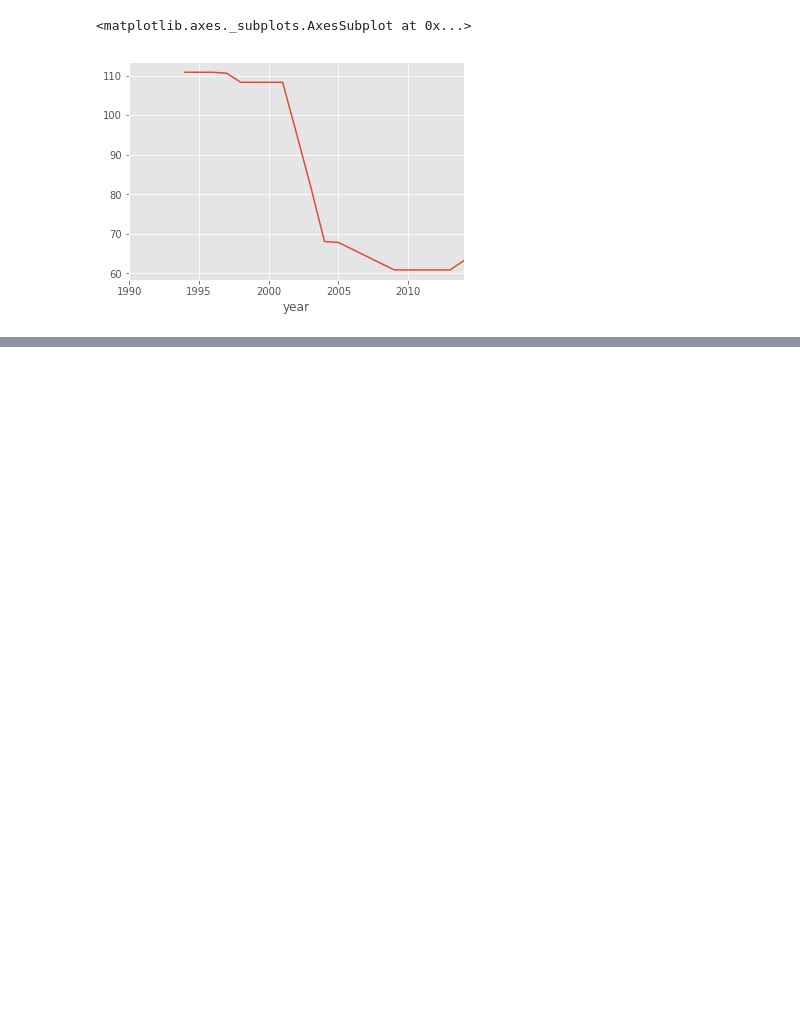
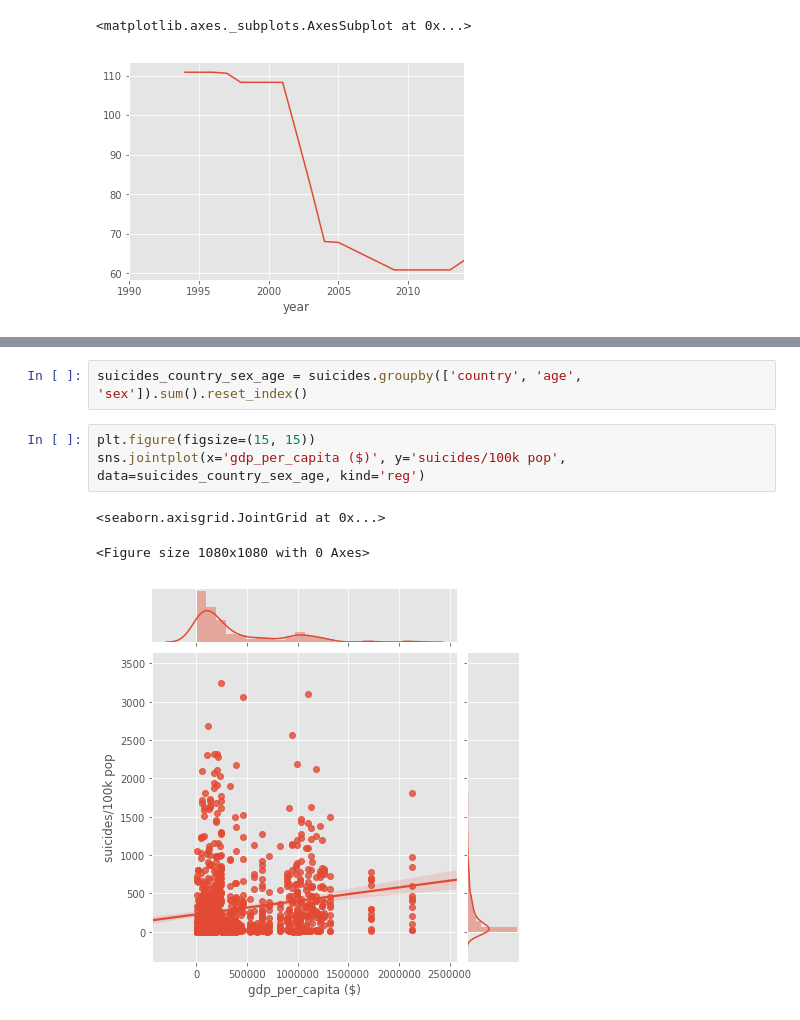
Before and after one commit to racinmat/data-analysis-examples, a Jupyter notebook: zakladni_analyza.ipynb, the cells around one changed output, grey strips where cells are left out. Saved outputs shown, nothing was run; the diff lists cells and outputs as text; blank space fills up the shorter version.

```diff
--- a/zakladni_analyza.ipynb
+++ b/zakladni_analyza.ipynb
@@ -230,0 +236,9 @@ uzbekistan_suicides['suicides/100k pop'].rolling(5).min().plot()
+# %%
+suicides_country_sex_age = suicides.groupby(['country', 'age', 'sex']).sum().reset_index()
+# %%
+plt.figure(figsize=(15, 15))
+sns.jointplot(x='gdp_per_capita ($)', y='suicides/100k pop', data=suicides_country_sex_age, kind='reg')
+# %% [output]
+<seaborn.axisgrid.JointGrid at 0x...>
+<Figure size 1080x1080 with 0 Axes>
+[figure, added]
```
Also changed, not shown: parts of 25 cells of this notebook.
